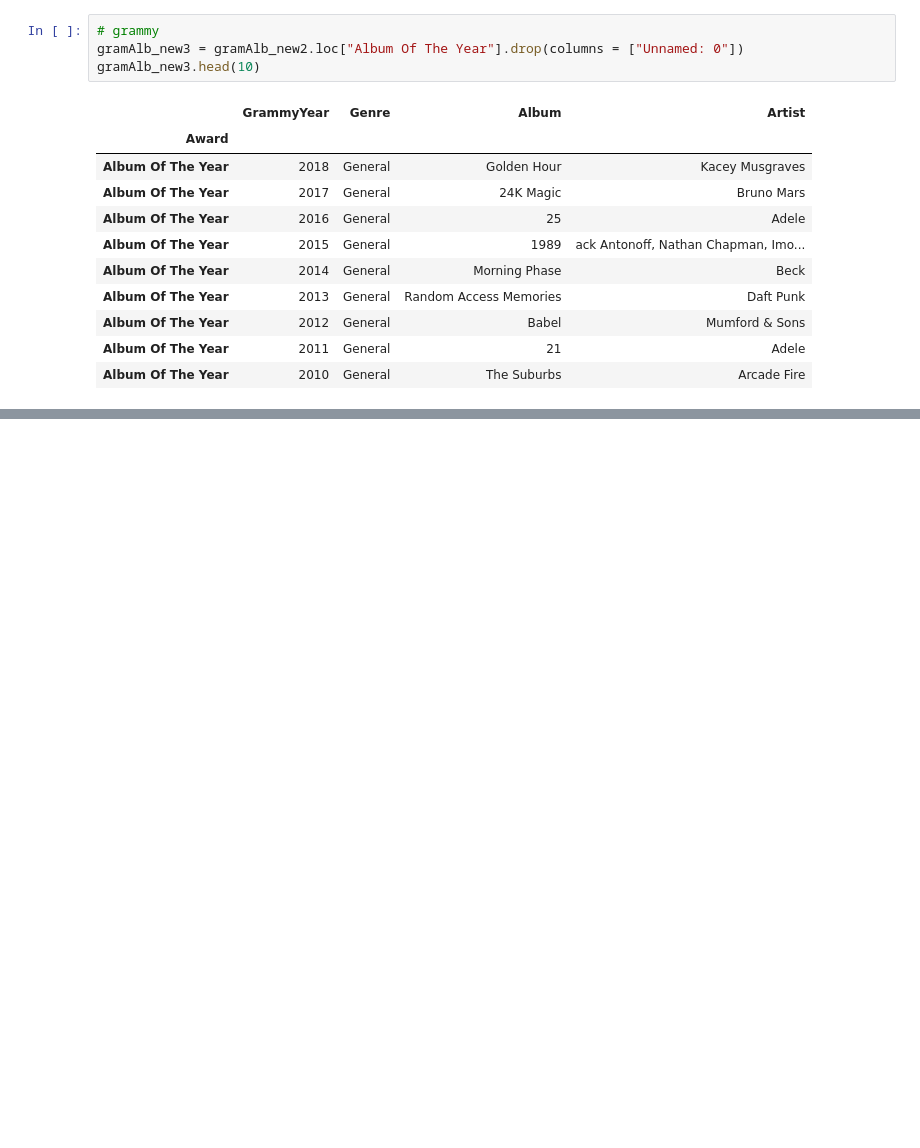
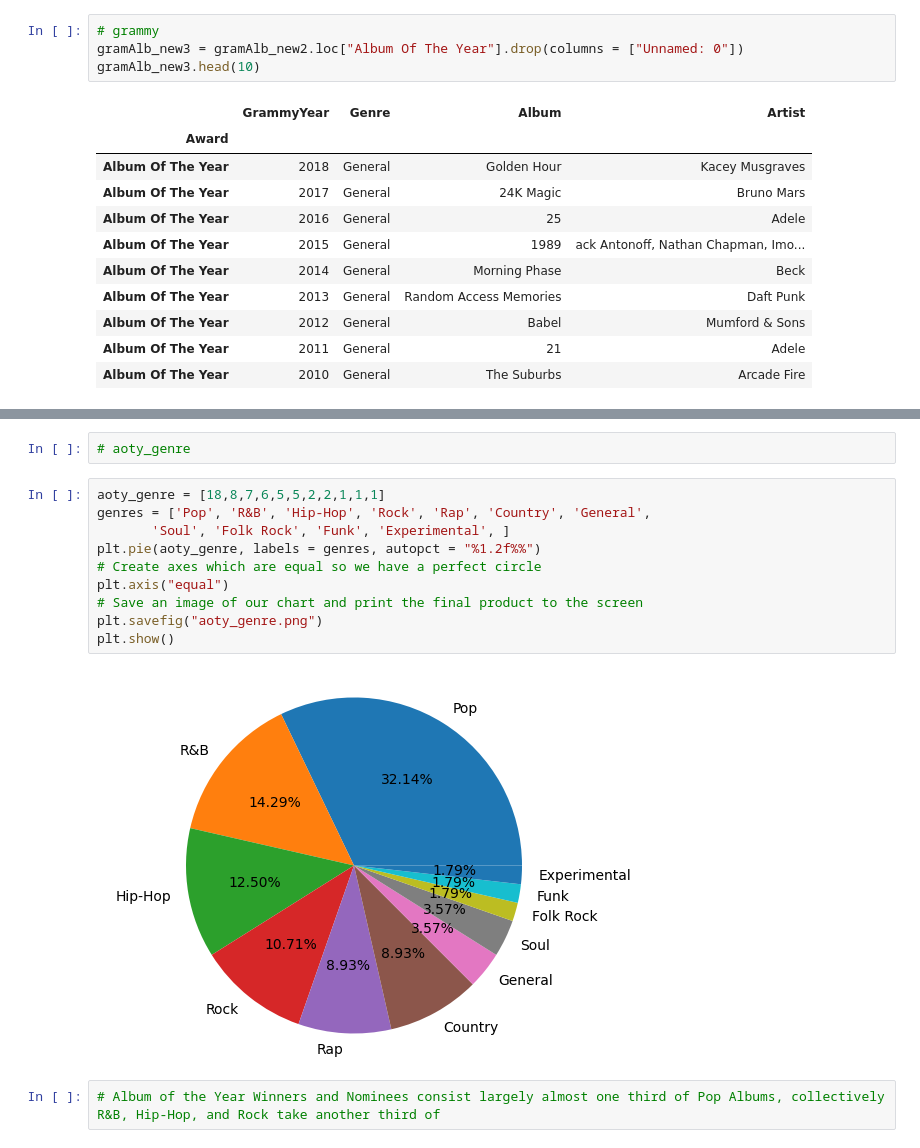
Before and after one commit to jonesj5901/project-1, a Jupyter notebook: Project 1/Billboard.ipynb, the cells around one changed output, grey strips where cells are left out. Drawn from its saved outputs; the diff is of its cells as text; blank space fills up the shorter version.

```diff
--- a/Project 1/Billboard.ipynb
+++ b/Project 1/Billboard.ipynb
@@ -116,0 +121,16 @@ df_2.dtypes
+# %%
+# aoty_genre
+# %%
+aoty_genre = [18,8,7,6,5,5,2,2,1,1,1]
+genres = ['Pop', 'R&B', 'Hip-Hop', 'Rock', 'Rap', 'Country', 'General',
+       'Soul', 'Folk Rock', 'Funk', 'Experimental', ]
+plt.pie(aoty_genre, labels = genres, autopct = "%1.2f%%")
+# Create axes which are equal so we have a perfect circle
+plt.axis("equal")
+# Save an image of our chart and print the final product to the screen
+plt.savefig("aoty_genre.png")
+plt.show()
+# %% [output]
+[figure, added]
+# %%
+# Album of the Year Winners and Nominees consist largely almost one third of Pop Albums, collectively R&B, Hip-Hop, and Rock take another third of
```
Also changed, not shown: parts of 26 cells of this notebook, 13 other files.
